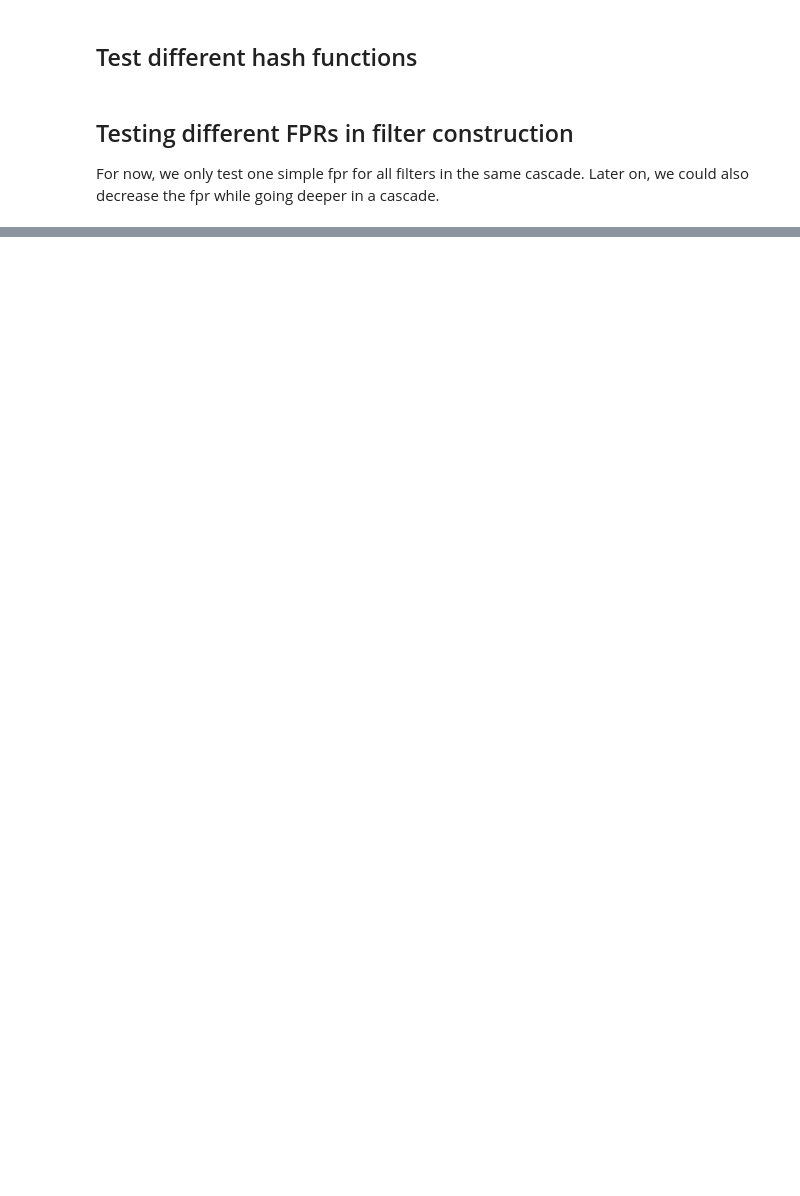
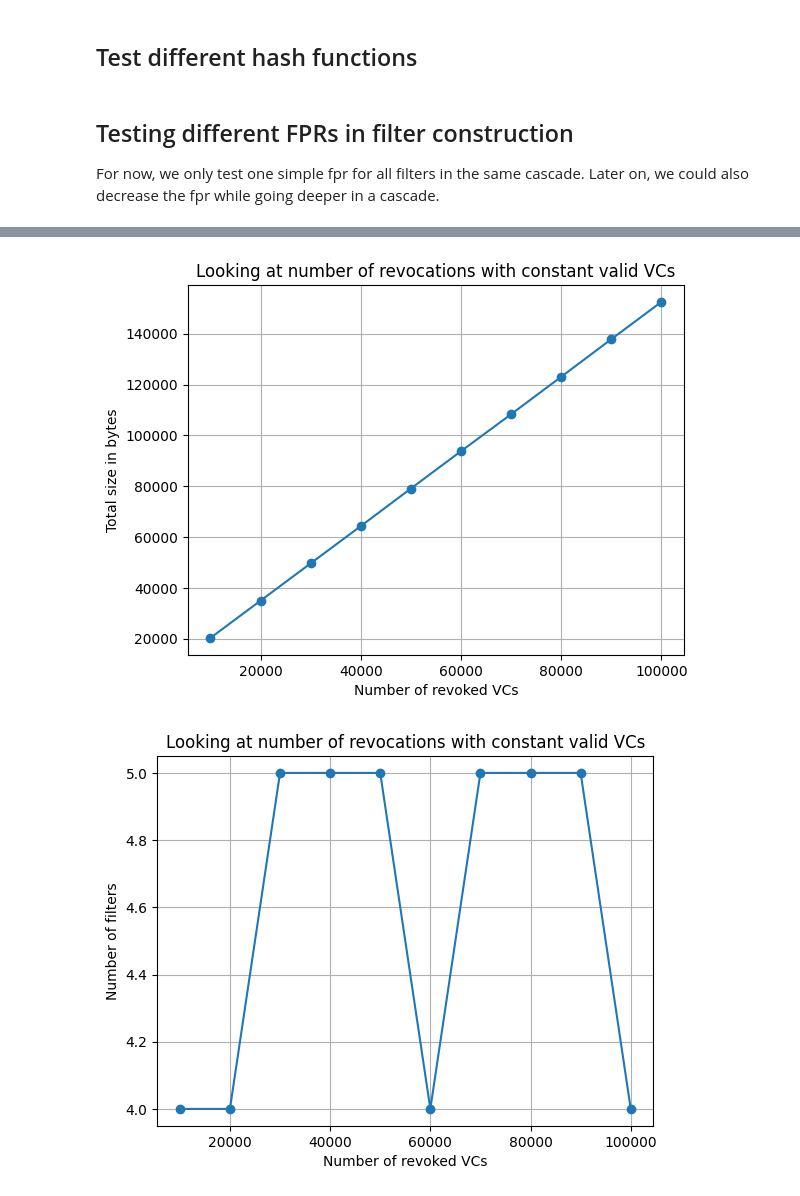
Before and after one commit to flhps/crset-empirical-experiments, a Jupyter notebook: amqStatusList.ipynb, the cells around one changed output, grey strips where cells are left out. Cells and saved outputs as stored; diff of their text form; code cells hidden in the pictures; blank space fills up the shorter version.

Commit message:
Testing effects of increasing inclusions and exclusions

```diff
--- a/amqStatusList.ipynb
+++ b/amqStatusList.ipynb
@@ -215,0 +184,23 @@ Plotting it.
+# %%
+def test_increasing_inclusions(start, end, step):
+    inclusions = []
+    byte_sizes = []
+    depths = []
+
+    num_included = start
+    num_excluded = 1_000_000
+
+    while num_included <= end:
+        result = take_measurement(num_included, num_excluded)
+        inclusions.append(num_included)
+        byte_sizes.append(result["data_size"])
+        depths.append(result["depth"])
+        num_included = num_included + step
+    plot_data(inclusions, [byte_sizes], [], "Number of revoked VCs", "Total size in bytes", "Looking at number of revocations with constant valid VCs")
+    plot_data(inclusions, [depths], [], "Number of revoked VCs", "Number of filters", "Looking at number of revocations with constant valid VCs")
+
+
+test_increasing_inclusions(10_000, 100_000, 10_000)
+# %% [output]
+[figure, added]
+[figure, added]
```
Also changed, not shown: parts of 10 cells of this notebook.
